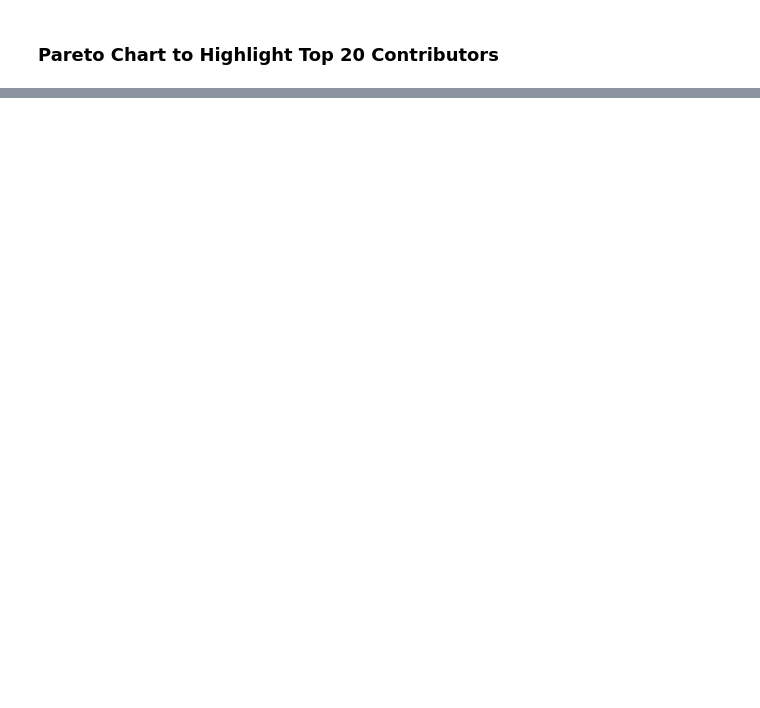
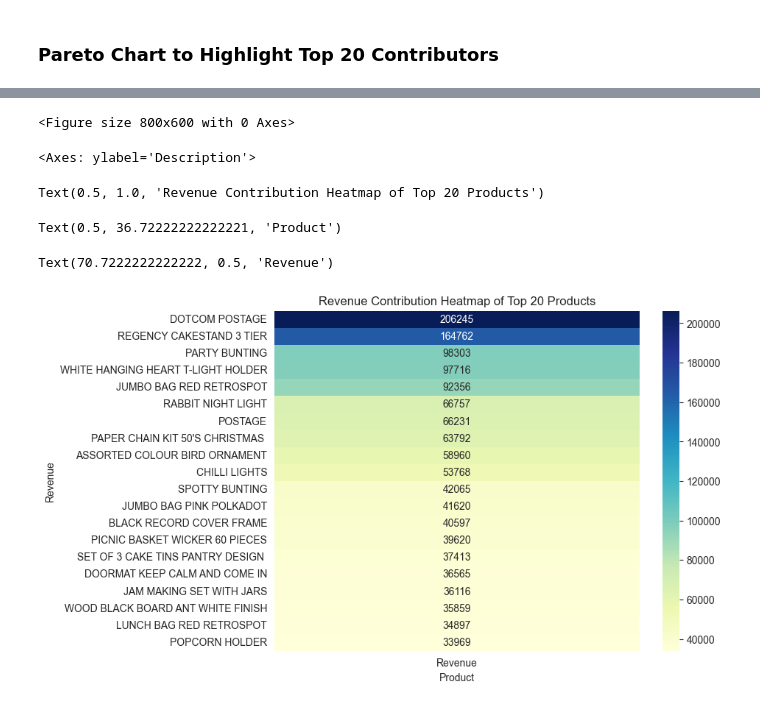
Before and after one commit to skanw/KEDGE_Python-Project_2425, a Jupyter notebook: Project/Suranjana_customerSegmentation.ipynb, the cells around one changed output, grey strips where cells are left out. Cells and saved outputs as stored; diff of their text form; code cells hidden in the pictures; blank space fills up the shorter version.

```diff
--- a/Project/Suranjana_customerSegmentation.ipynb
+++ b/Project/Suranjana_customerSegmentation.ipynb
@@ -283,0 +461,20 @@ Text(0, 0.5, 'Revenue')
+# %%
+#heatmap
+
+# Step 1: Create a pivot table if needed (for row/column organization)
+# If data is already in a 2D format, this step can be skipped
+pareto_pivot = top_20_contributors
+# Step 2: Create a heatmap
+plt.figure(figsize=(8, 6))
+sns.heatmap(pareto_pivot.set_index('Description')['Revenue'].to_frame(), annot=True, fmt=".0f", cmap="YlGnBu")
+plt.title("Revenue Contribution Heatmap of Top 20 Products")
+plt.xlabel("Product")
+plt.ylabel("Revenue")
+plt.show()
+# %% [output]
+<Figure size 800x600 with 0 Axes>
+<Axes: ylabel='Description'>
+Text(0.5, 1.0, 'Revenue Contribution Heatmap of Top 20 Products')
+Text(0.5, 36.72222222222221, 'Product')
+Text(70.7222222222222, 0.5, 'Revenue')
+[figure, added]
```
Also changed, not shown: parts of 21 cells of this notebook.
